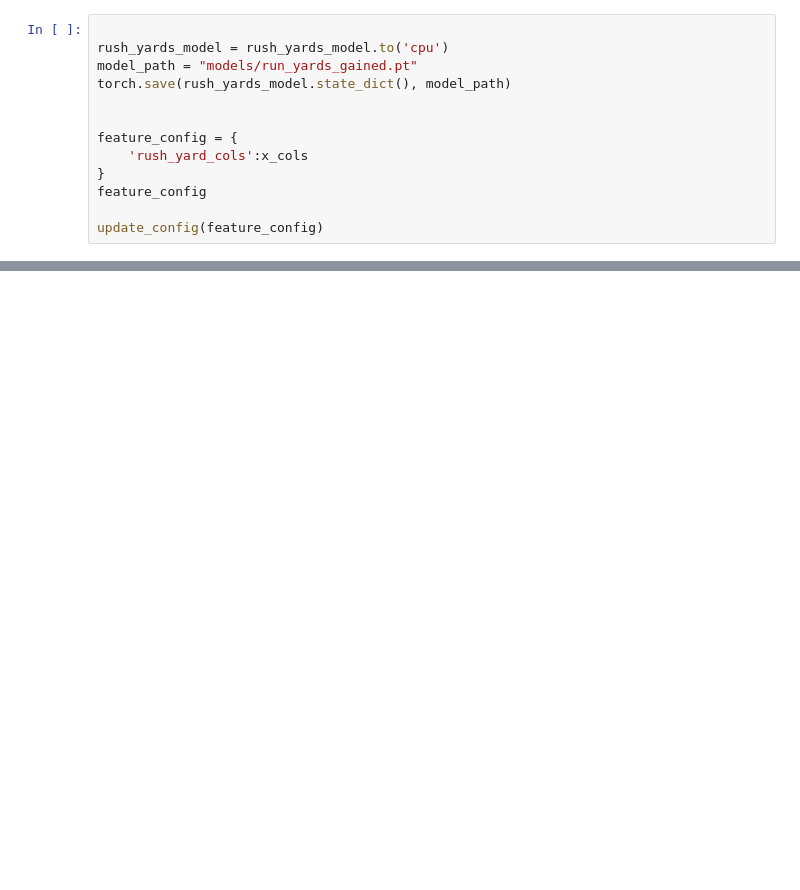
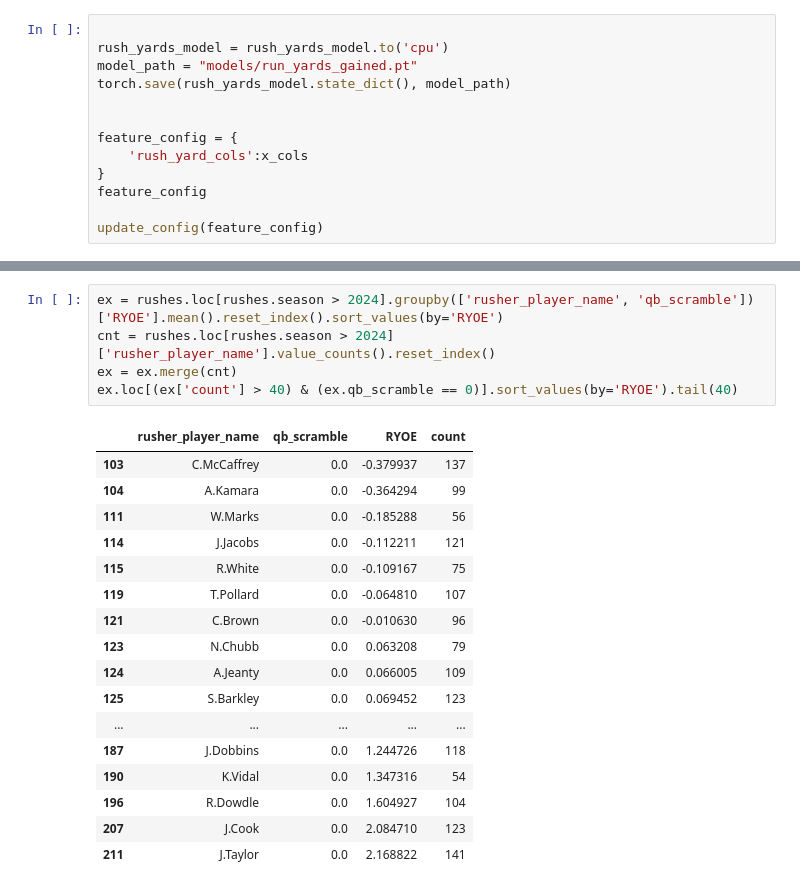
Before and after one commit to sharedw/NFL_sim, a Jupyter notebook: notebooks/train_models/rush_yard_model.ipynb, the cells around one changed output, grey strips where cells are left out. Cells and saved outputs as stored; diff of their text form; blank space fills up the shorter version.

```diff
--- a/notebooks/train_models/rush_yard_model.ipynb
+++ b/notebooks/train_models/rush_yard_model.ipynb
@@ -287,0 +350,23 @@ number of datapoints: 1153
+# %%
+ex = rushes.loc[rushes.season > 2024].groupby(['rusher_player_name', 'qb_scramble'])['RYOE'].mean().reset_index().sort_values(by='RYOE')
+cnt = rushes.loc[rushes.season > 2024]['rusher_player_name'].value_counts().reset_index()
+ex = ex.merge(cnt)
+ex.loc[(ex['count'] > 40) & (ex.qb_scramble == 0)].sort_values(by='RYOE').tail(40)
+# %% [output]
+|  | rusher_player_name | qb_scramble | RYOE | count |
+| 103 | C.McCaffrey | 0.0 | -0.379937 | 137 |
+| 104 | A.Kamara | 0.0 | -0.364294 | 99 |
+| 111 | W.Marks | 0.0 | -0.185288 | 56 |
+| 114 | J.Jacobs | 0.0 | -0.112211 | 121 |
+| 115 | R.White | 0.0 | -0.109167 | 75 |
+| 119 | T.Pollard | 0.0 | -0.064810 | 107 |
+| 121 | C.Brown | 0.0 | -0.010630 | 96 |
+| 123 | N.Chubb | 0.0 | 0.063208 | 79 |
+| 124 | A.Jeanty | 0.0 | 0.066005 | 109 |
+| 125 | S.Barkley | 0.0 | 0.069452 | 123 |
+| ... | ... | ... | ... | ... |
+| 187 | J.Dobbins | 0.0 | 1.244726 | 118 |
+| 190 | K.Vidal | 0.0 | 1.347316 | 54 |
+| 196 | R.Dowdle | 0.0 | 1.604927 | 104 |
+| 207 | J.Cook | 0.0 | 2.084710 | 123 |
+| 211 | J.Taylor | 0.0 | 2.168822 | 141 |
```
Also changed, not shown: parts of 7 cells of this notebook, 1 other file.
